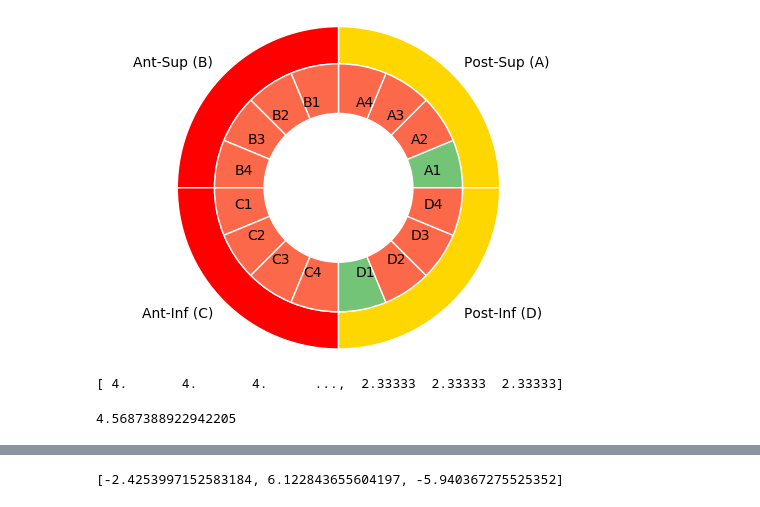
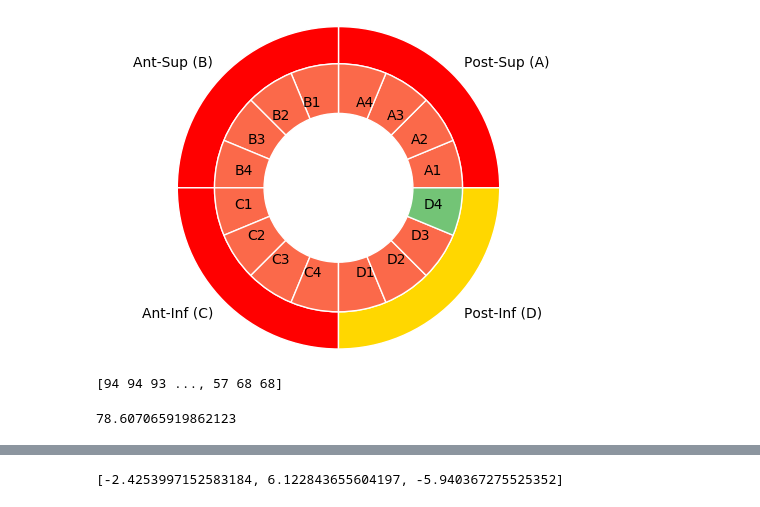
Before and after one commit to drkarim/lassy, a Jupyter notebook: python_scripts/encirclement_analyser.ipynb, the cells around one changed output, grey strips where cells are left out. Drawn from its saved outputs; the diff is of its cells as text; code cells hidden in the pictures.

Commit message:
batch analyse encircle data

```diff
--- a/python_scripts/encirclement_analyser.ipynb
+++ b/python_scripts/encirclement_analyser.ipynb
@@ -21,7 +47,7 @@ df_data = pd.read_csv('./data/encirclement/point_lesion/AS_RPV.csv')
 # %%
 
 # t_nogap is the cut-off where a value above t_nogap means no gap
-def CircularPiePlot(df, t_nogap):
+def CircularPiePlotScarGap(df, t_nogap, no_plot=None):
     count = len(df.as_matrix())
     #scalars = df_data_with_theta.as_matrix(columns=df_data_with_theta.columns[7:8])
     scalars = df['MeshScalar'].as_matrix()
@@ -86,17 +112,19 @@ def CircularPiePlot(df, t_nogap):
     subgroup_names=['A1', 'A2', 'A3', 'A4','B1', 'B2', 'B3', 'B4', 'C1', 'C2', 'C3', 'C4', 'D1', 'D2', 'D3', 'D4']
     subgroup_size=[1,1,1,1,1,1,1,1,1,1,1,1,1,1,1,1]
 
-    # First Ring (outside)
-    fig, ax = plt.subplots()
-    ax.axis('equal')
-    mypie, _ = ax.pie(group_size, radius=1.3, labels=group_names, colors=color_primgroups )
-    plt.setp( mypie, width=0.3, edgecolor='white')
+    if no_plot is None:
+        # First Ring (outside)
+        fig, ax = plt.subplots()
+        ax.axis('equal')
+        mypie, _ = ax.pie(group_size, radius=1.3, labels=group_names, colors=color_primgroups )
+        plt.setp( mypie, width=0.3, edgecolor='white')
 
-    # Second Ring (Inside)
-    mypie2, _ = ax.pie(subgroup_size, radius=1.3-0.3, labels=subgroup_names, labeldistance=0.7, colors=color_subgroups)
-    plt.setp( mypie2, width=0.4, edgecolor='white')
-    plt.margins(0,0)
+        # Second Ring (Inside)
+        mypie2, _ = ax.pie(subgroup_size, radius=1.3-0.3, labels=subgroup_names, labeldistance=0.7, colors=color_subgroups)
+        plt.setp( mypie2, width=0.4, edgecolor='white')
+        plt.margins(0,0)
 
-    # show it
-    plt.show()
-    return scalars
+        # show it
+        plt.show()
+    else:
+        return bin_subgrouparray
@@ -115,17 +284,17 @@ df_data.describe()
 # %%
 df_data_scalars = pd.concat([df_data['MainVertexSeq'], df_data['MeshScalar']], axis=1)
 # %%
-scar_grps = CircularPiePlot(df_data_scalars,3.5)   # use 0.5 for DP and 4.5 for CF
+scar_gaps = CircularPiePlotScarGap(df_data_scalars,59)   # use 0.5 for DP and 4.5 for CF
 # %% [output]
-[figure, old version]
+[figure, new version]
 # %%
 print scar_grps
 # %% [output]
-[ 4.       4.       4.      ...,  2.33333  2.33333  2.33333]
+[94 94 93 ..., 57 68 68]
 # %%
 scar_grps.mean()
 # %% [output]
-4.5687388922942205
+78.607065919862123
 # %%
 ax = sns.boxplot(x="MainVertexSeq", y="MeshScalar", data=df_data_scalars)
 # %% [output]
```
Also changed, not shown: parts of 16 cells of this notebook.
